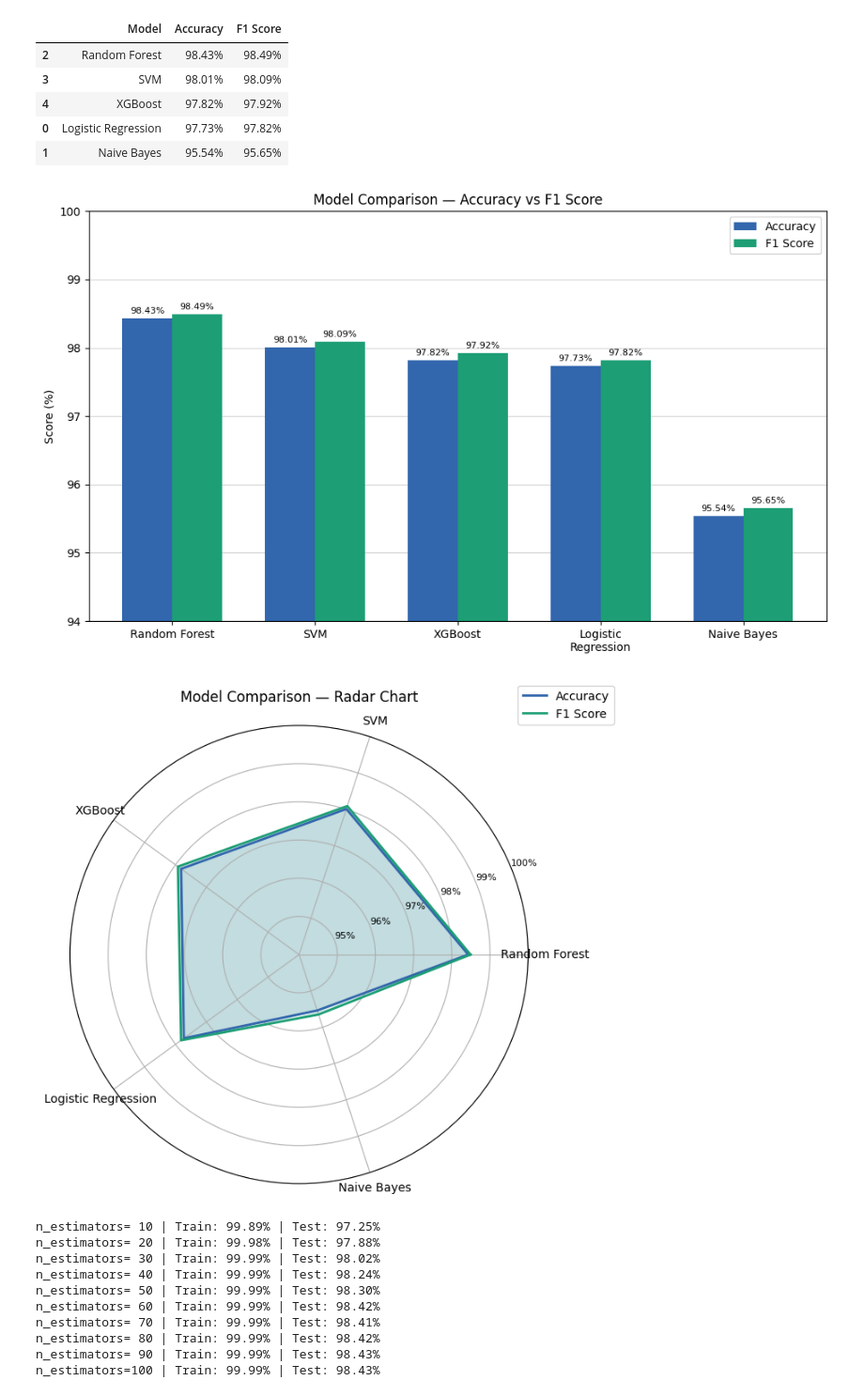
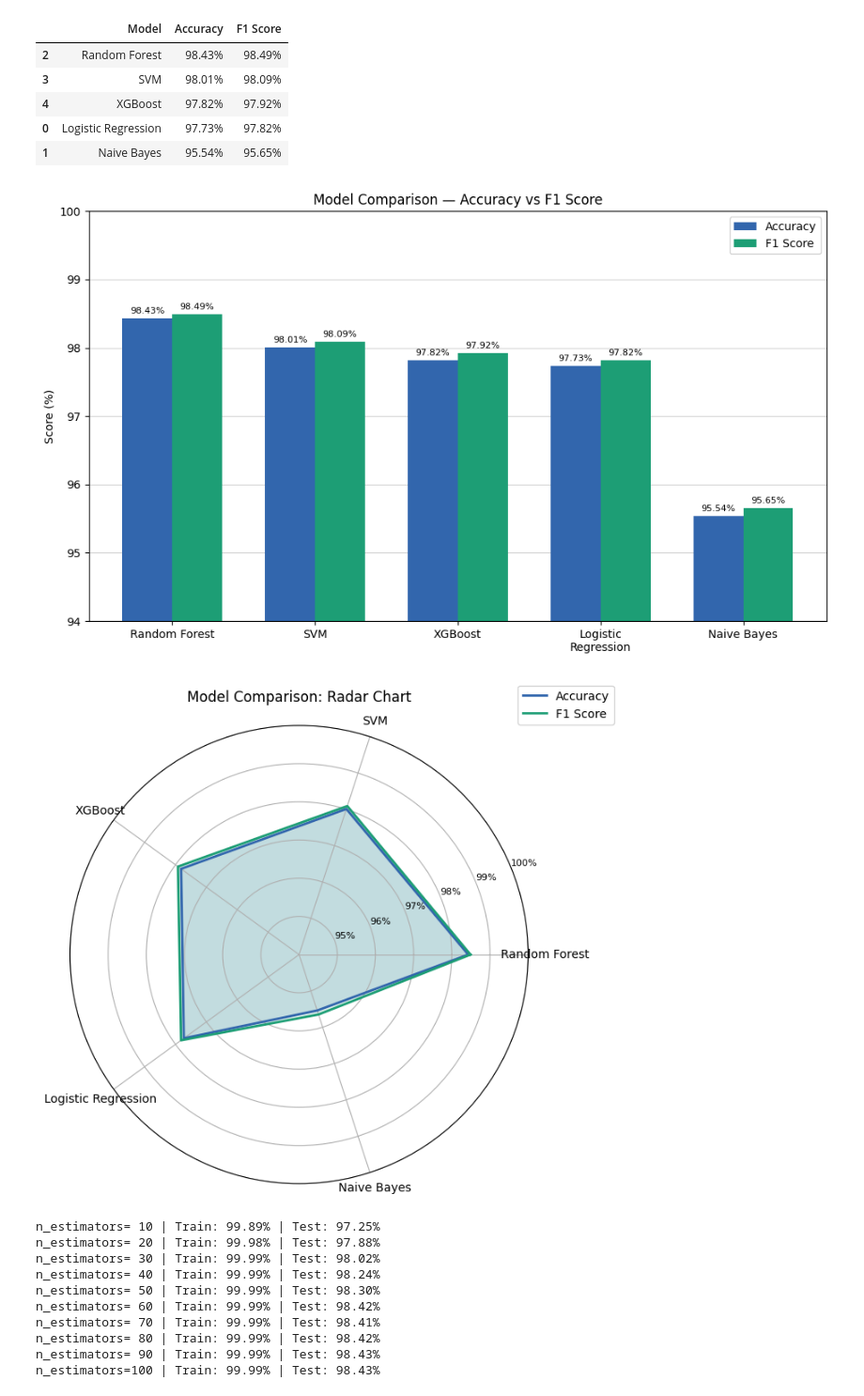
Before and after one commit to laurenesco/phishing-email-detector, a Jupyter notebook: phishing-nlp.ipynb, the cells around one changed output. Shown at 94% size. Saved outputs shown, nothing was run; the diff lists cells and outputs as text; code cells hidden in the pictures.

Commit message:
updated images

```diff
--- a/phishing-nlp.ipynb
+++ b/phishing-nlp.ipynb
@@ -213,39 +213,35 @@ plt.savefig('model_comparison.png', dpi=150, bbox_inches='tight')
 plt.show()
 
 # Radar chart
-from matplotlib.patches import FancyArrowPatch
-import matplotlib.pyplot as plt
-import numpy as np
-
 models = ['Random Forest', 'SVM', 'XGBoost', 'Logistic\nRegression', 'Naive Bayes']
 accuracy = [98.43, 98.01, 97.82, 97.73, 95.54]
 f1 = [98.49, 98.09, 97.92, 97.82, 95.65]
 
 angles = np.linspace(0, 2 * np.pi, len(models), endpoint=False).tolist()
 accuracy_plot = accuracy + [accuracy[0]]
 f1_plot = f1 + [f1[0]]
 angles += angles[:1]
 labels = [m.replace('\n', ' ') for m in models]
 
 fig, ax = plt.subplots(figsize=(7, 7), subplot_kw=dict(polar=True))
 ax.plot(angles, accuracy_plot, color='#3266ad', linewidth=2, label='Accuracy')
 ax.fill(angles, accuracy_plot, color='#3266ad', alpha=0.15)
 ax.plot(angles, f1_plot, color='#1D9E75', linewidth=2, label='F1 Score')
 ax.fill(angles, f1_plot, color='#1D9E75', alpha=0.15)
 
 ax.set_thetagrids(np.degrees(angles[:-1]), labels, fontsize=10)
 ax.set_ylim(94, 100)
 ax.set_yticks([95, 96, 97, 98, 99, 100])
 ax.set_yticklabels(['95%', '96%', '97%', '98%', '99%', '100%'], fontsize=8)
-ax.set_title('Model Comparison — Radar Chart', pad=20)
+ax.set_title('Model Comparison: Radar Chart', pad=20)
 ax.legend(loc='upper right', bbox_to_anchor=(1.2, 1.1))
 
 plt.tight_layout()
 plt.savefig('model_radar.png', dpi=150, bbox_inches='tight')
 plt.show()
 # %% [output]
 [figure]
-[figure, old version]
+[figure, new version]
 # %%
 # As random forest performed best, create standalone model to save and analyze further
 train_accuracies = []
```
Also changed, not shown: 2 other files.
